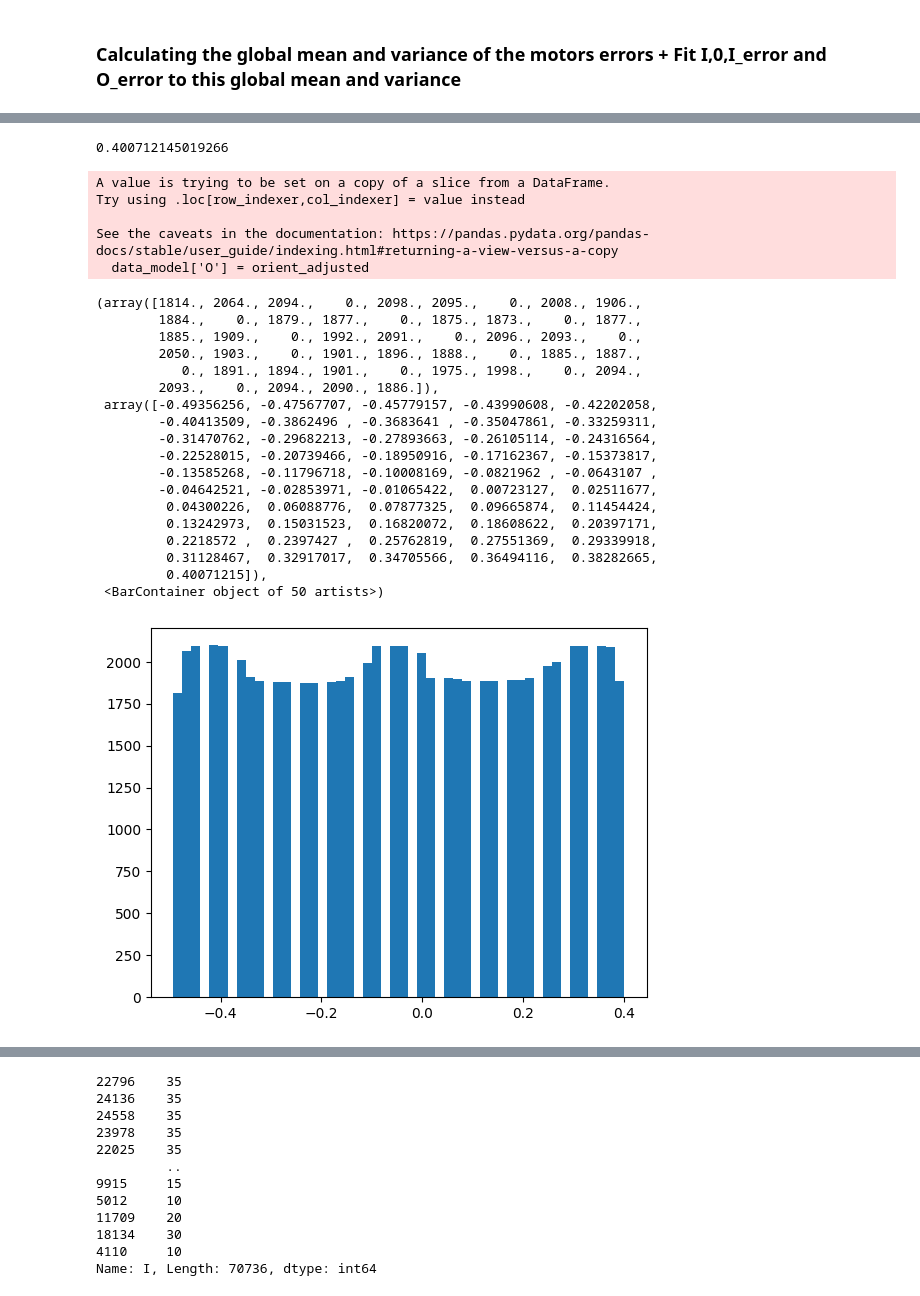
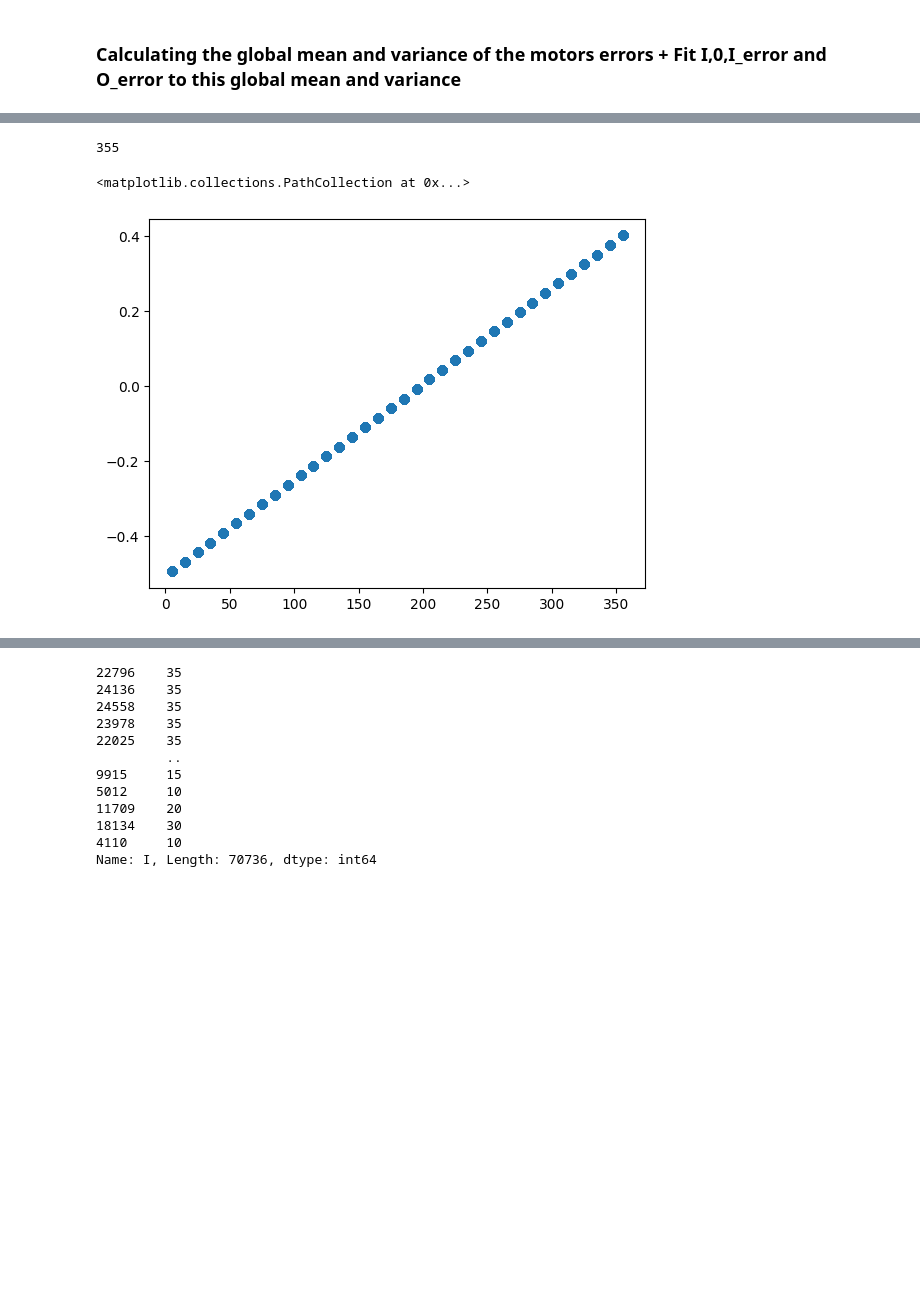
Before and after one commit to NicoleContinelli/SOFIA_Python, a Jupyter notebook: ml/Notebooks/Control_NN_Error_and_Rectified.ipynb, the cells around one changed output, grey strips where cells are left out. Saved outputs shown, nothing was run; the diff lists cells and outputs as text; code cells hidden in the pictures; blank space fills up the shorter version.

```diff
--- a/ml/Notebooks/Control_NN_Error_and_Rectified.ipynb
+++ b/ml/Notebooks/Control_NN_Error_and_Rectified.ipynb
@@ -383,4 +383,4 @@ from sklearn.preprocessing import StandardScaler
 incli = np.array(data_model['I']).reshape(-1,1)
 incli = StandardScaler().fit_transform(incli)
 incli_adjusted = incli * std_motors + mean_motors
-data_model['I'] = incli_adjusted
+#data_model['I'] = incli_adjusted
@@ -416,38 +393,17 @@ plt.hist(incli_adjusted, bins=50)
 # %%
 data_model['O'].max()
 # %% [output]
-0.400712145019266
+355
 # %%
 orient = np.array(data_model['O']).reshape(-1,1)
 orient = StandardScaler().fit_transform(orient)
 orient_adjusted = orient * std_motors + mean_motors
-data_model['O'] = orient_adjusted
-plt.hist(orient_adjusted, bins=50)
+#data_model['O'] = orient_adjusted
+#plt.hist(orient_adjusted, bins=50)
+plt.scatter(data_model['O'], orient_adjusted)
 # %% [output]
-A value is trying to be set on a copy of a slice from a DataFrame.
-Try using .loc[row_indexer,col_indexer] = value instead
-
-See the caveats in the documentation: https://pandas.pydata.org/pandas-docs/stable/user_guide/indexing.html#returning-a-view-versus-a-copy
-  data_model['O'] = orient_adjusted
+<matplotlib.collections.PathCollection at 0x...>
-(array([1814., 2064., 2094.,    0., 2098., 2095.,    0., 2008., 1906.,
-        1884.,    0., 1879., 1877.,    0., 1875., 1873.,    0., 1877.,
-        1885., 1909.,    0., 1992., 2091.,    0., 2096., 2093.,    0.,
-        2050., 1903.,    0., 1901., 1896., 1888.,    0., 1885., 1887.,
-           0., 1891., 1894., 1901.,    0., 1975., 1998.,    0., 2094.,
-        2093.,    0., 2094., 2090., 1886.]),
- array([-0.49356256, -0.47567707, -0.45779157, -0.43990608, -0.42202058,
-        -0.40413509, -0.3862496 , -0.3683641 , -0.35047861, -0.33259311,
-        -0.31470762, -0.29682213, -0.27893663, -0.26105114, -0.24316564,
-        -0.22528015, -0.20739466, -0.18950916, -0.17162367, -0.15373817,
-        -0.13585268, -0.11796718, -0.10008169, -0.0821962 , -0.0643107 ,
-        -0.04642521, -0.02853971, -0.01065422,  0.00723127,  0.02511677,
-         0.04300226,  0.06088776,  0.07877325,  0.09665874,  0.11454424,
-         0.13242973,  0.15031523,  0.16820072,  0.18608622,  0.20397171,
-         0.2218572 ,  0.2397427 ,  0.25762819,  0.27551369,  0.29339918,
-         0.31128467,  0.32917017,  0.34705566,  0.36494116,  0.38282665,
-         0.40071215]),
- <BarContainer object of 50 artists>)
-[figure, old version]
+[figure, new version]
 # %%
 incli_error = np.array(data_model['I_error']).reshape(-1,1)
 incli_error = StandardScaler().fit_transform(incli_error)
```
Also changed, not shown: parts of 12 cells of this notebook, 22 other files.
